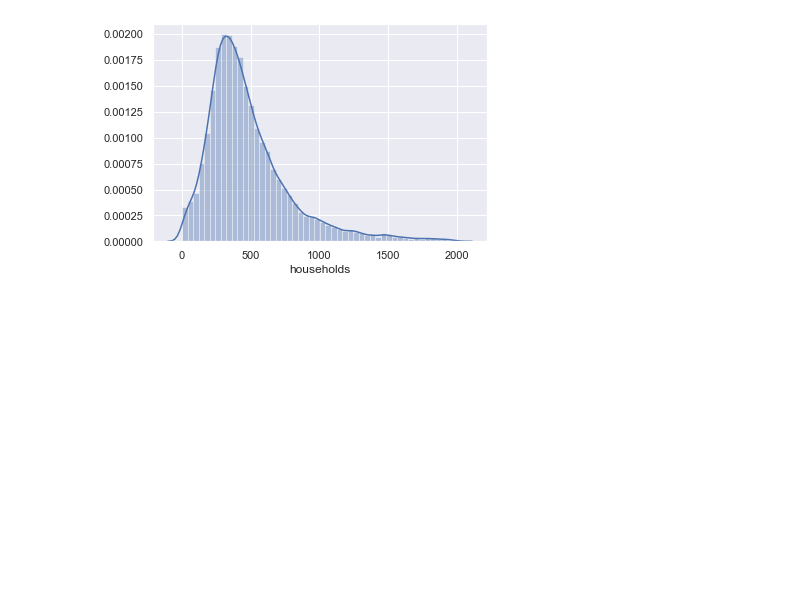
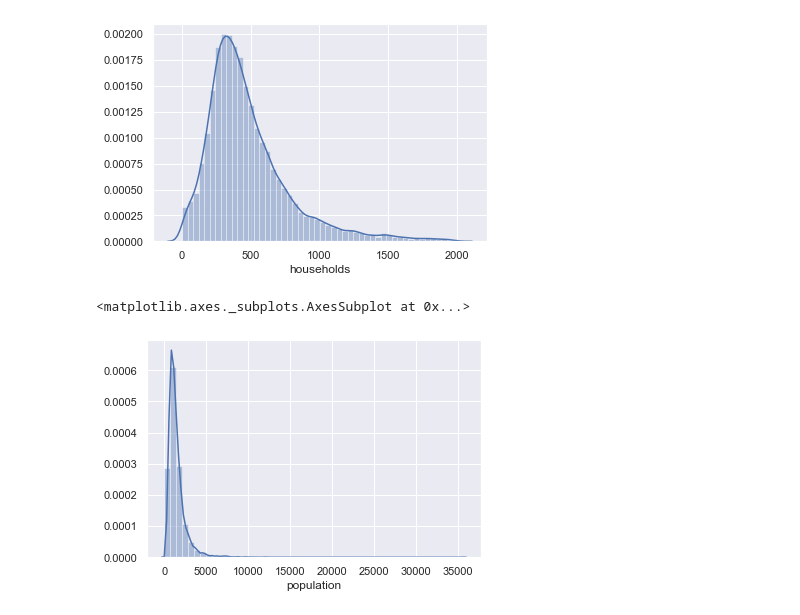
Before and after one commit to tanvitiwari17/DataScience, a Jupyter notebook: linear_reg/self_Cali_housing.ipynb, the cells around one changed output. Cells and saved outputs as stored; diff of their text form; code cells hidden in the pictures; blank space fills up the shorter version.

```diff
--- a/linear_reg/self_Cali_housing.ipynb
+++ b/linear_reg/self_Cali_housing.ipynb
@@ -23,7 +23,7 @@ raw_data.describe(include='all')
 | 75% | -118.010000 | 37.710000 | 37.000000 | 3148.000000 | 647.000000 | 1725.000000 | 605.000000 | ... |
 | max | -114.310000 | 41.950000 | 52.000000 | 39320.000000 | 6445.000000 | 35682.000000 | 6082.000000 | ... |
 # %%
-data=data.drop(['ocean_proximity'],axis=1) #axis=0 for rows,1 for cols
+data=raw_data.drop(['ocean_proximity'],axis=1) #axis=0 for rows,1 for cols
 data.describe(include='all')
 # %% [output]
 |  | longitude | latitude | housing_median_age | total_rooms | total_bedrooms | population | households | ... |
@@ -112,3 +112,8 @@ sns.distplot(data_3['households'])
 # %% [output]
 <matplotlib.axes._subplots.AxesSubplot at 0x...>
 [figure]
+# %%
+sns.distplot(data_no_mv['population'])
+# %% [output]
+<matplotlib.axes._subplots.AxesSubplot at 0x...>
+[figure, added]
```
Also changed, not shown: parts of 15 cells of this notebook.
